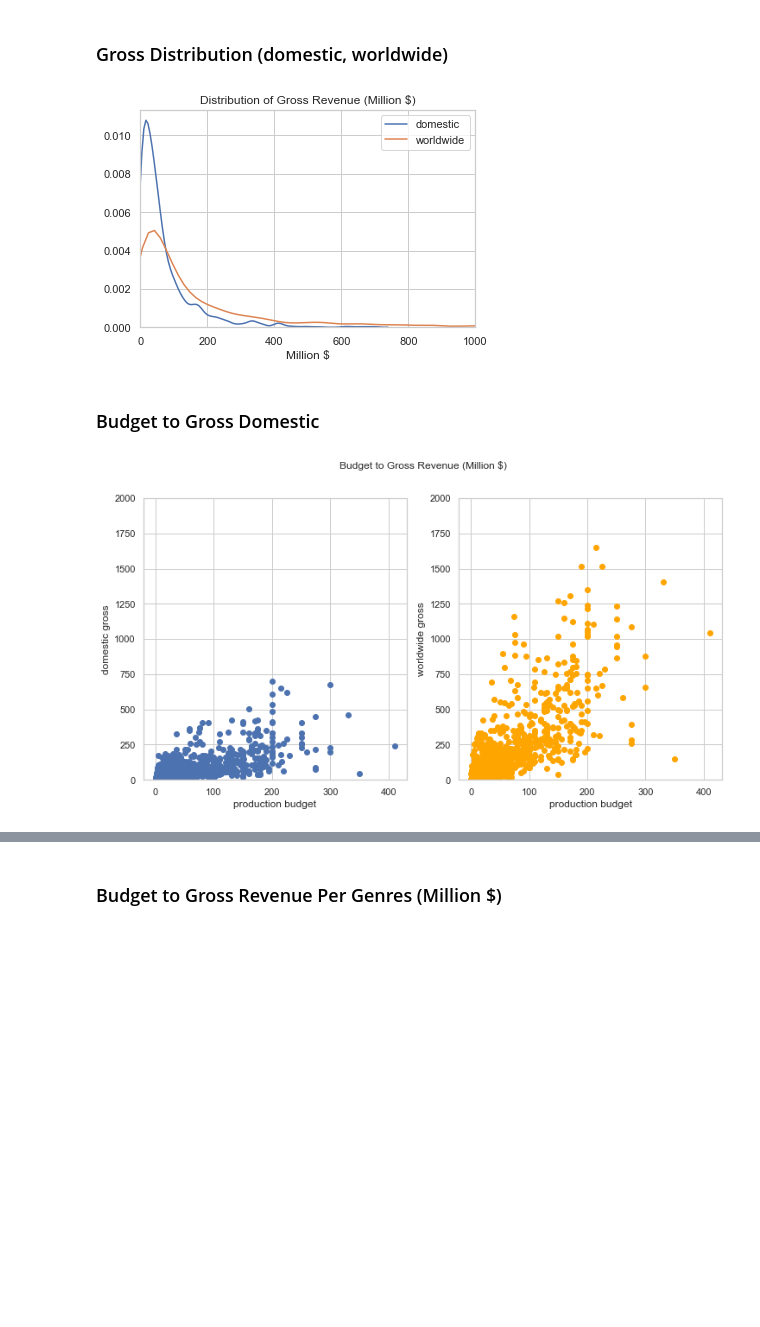
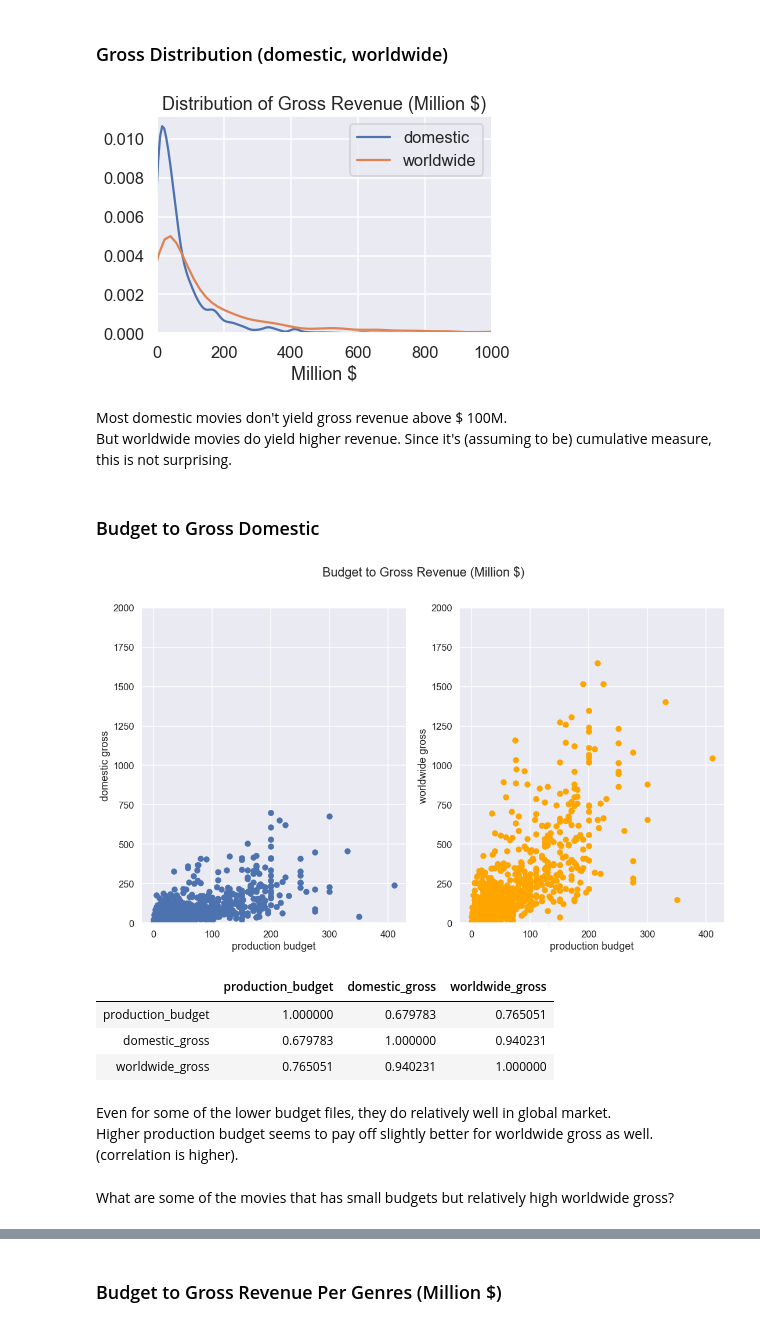
Before and after one commit to stereopickle/DS_movie_EDA, a Jupyter notebook: 010.Data_Analysis_Overview.ipynb, the cells around one changed output, grey strips where cells are left out. Drawn from its saved outputs; the diff is of its cells as text; code cells hidden in the pictures; blank space fills up the shorter version.

```diff
--- a/010.Data_Analysis_Overview.ipynb
+++ b/010.Data_Analysis_Overview.ipynb
@@ -9,3 +9,5 @@ import pandas as pd
 import matplotlib.pyplot as plt
 import seaborn as sns
 %matplotlib inline
+sns.set_context("talk")
+sns.set_style("darkgrid")
@@ -22,3 +25,0 @@ df.head(3)
-# %%
-# add primary genre
-df['primary_genre'] = df.genres.str.split(',', expand = True)[0]
@@ -36 +51,3 @@ Index(['popularity', 'vote_count', 'id_x', 'adult', 'original_language',
+# %%
+df.drop(['actors', 'directors', 'producers', 'editors', 'writers'], axis = 1, inplace = True)
 # %% [markdown]
@@ -139,7 +157,10 @@ plt.xlabel("Million $")
 plt.xlim([0, 1000])
 plt.show()
 # %% [output]
-[figure, old version]
+[figure, new version]
+# %% [markdown]
+Most domestic movies don't yield gross revenue above $ 100M.
+But worldwide movies do yield higher revenue. Since it's (assuming to be) cumulative measure, this is not surprising.
 # %% [markdown]
 ### Budget to Gross Domestic
 # %%
@@ -148,25 +170,39 @@ df['rev2bud_int'] = df.worldwide_gross/df.production_budget
 # %%
 tmp = df[['production_budget', 'domestic_gross', 'worldwide_gross']].sort_values(by = 'production_budget')
 X = tmp['production_budget']
 Y = tmp['domestic_gross']
 Z = tmp['worldwide_gross']
 
-fig = plt.figure(figsize = (12, 6))
+fig = plt.figure(figsize = (18, 10))
 ax1 = fig.add_subplot(121)
 ax2 = fig.add_subplot(122)
 
 ax1.scatter(X, Y)
 ax2.scatter(X, Z, c = 'orange')
 
 fig.suptitle("Budget to Gross Revenue (Million $)")
 ax1.set_ylabel("domestic gross")
 ax2.set_ylabel("worldwide gross")
 ax1.set_xlabel("production budget")
 ax2.set_xlabel("production budget")
 ax1.set_ylim([0,2000])
 ax2.set_ylim([0,2000])
 
 
 plt.show()
+
+fig.savefig("PNG/Budget_to_Revenue.png")
 # %% [output]
-[figure, old version]
+[figure, new version]
+# %%
+tmp.corr()
+# %% [output]
+|  | production_budget | domestic_gross | worldwide_gross |
+| production_budget | 1.000000 | 0.679783 | 0.765051 |
+| domestic_gross | 0.679783 | 1.000000 | 0.940231 |
+| worldwide_gross | 0.765051 | 0.940231 | 1.000000 |
+# %% [markdown]
+Even for some of the lower budget files, they do relatively well in global market.
+Higher production budget seems to pay off slightly better for worldwide gross as well. (correlation is higher).
+# %% [markdown]
+What are some of the movies that has small budgets but relatively high worldwide gross?
```
Also changed, not shown: parts of 85 cells of this notebook.
